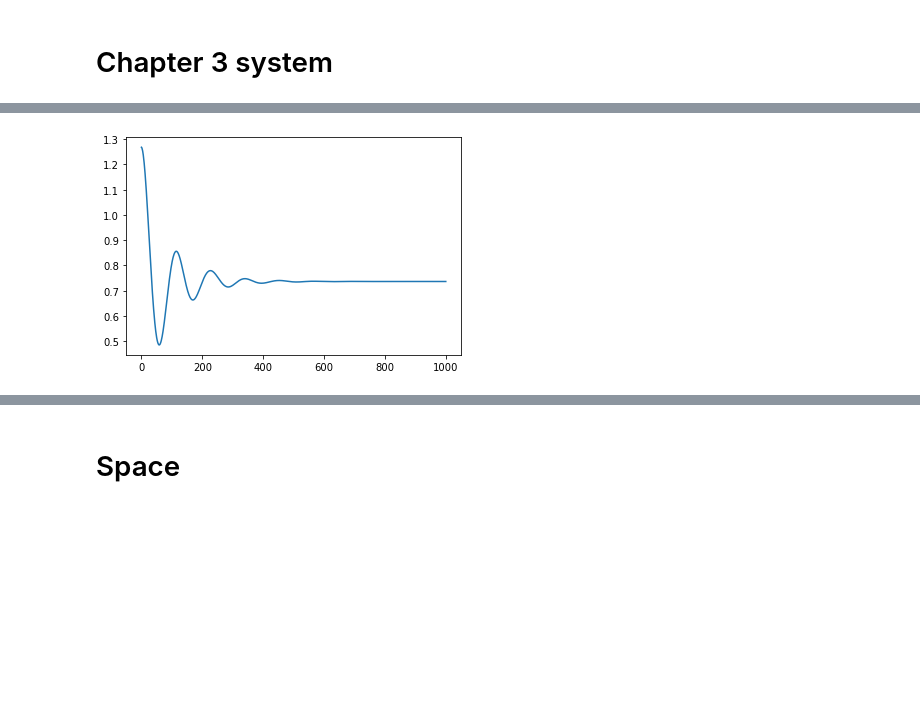
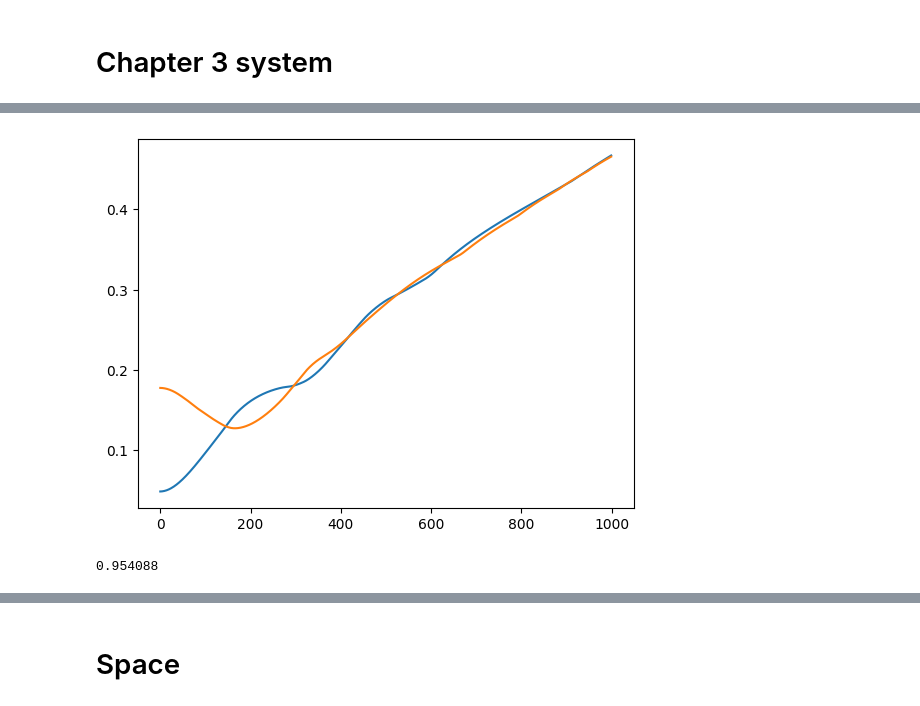
Before and after one commit to matteograsso/pyphi, a Jupyter notebook: spring_plots/spring_plots.ipynb, the cells around one changed output, grey strips where cells are left out. Drawn from its saved outputs; the diff is of its cells as text; code cells hidden in the pictures; blank space fills up the shorter version.

Commit message:
Add forces to spring plot

```diff
--- a/spring_plots/spring_plots.ipynb
+++ b/spring_plots/spring_plots.ipynb
@@ -148,8 +267,14 @@ x,y,z,px,py,pz = equilibriate(k,purview_indices,xyz[:,0],xyz[:,1],T=1000,frictio
 # %%
-plt.plot(np.array(px)[:,-12])
+n=15
+plt.plot(np.array(px)[:,10])
+plt.plot(np.array(px)[:,-9])
 plt.show()
 # %% [output]
-[figure, old version]
+[figure, new version]
+# %%
+k[-9,10]
+# %% [output]
+0.954088
 # %%
 plt.scatter(x,y)
 plt.show()
```
Also changed, not shown: parts of 27 cells of this notebook, 1 other file.
